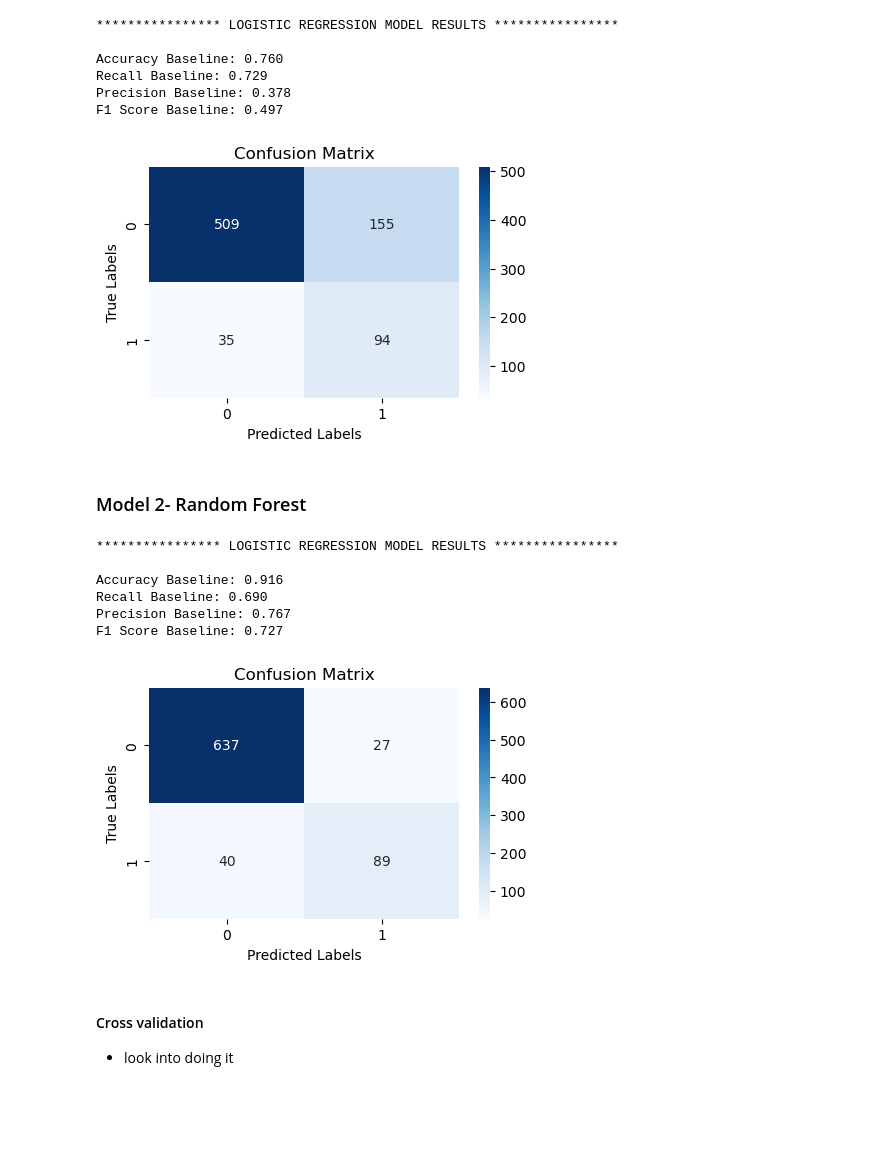
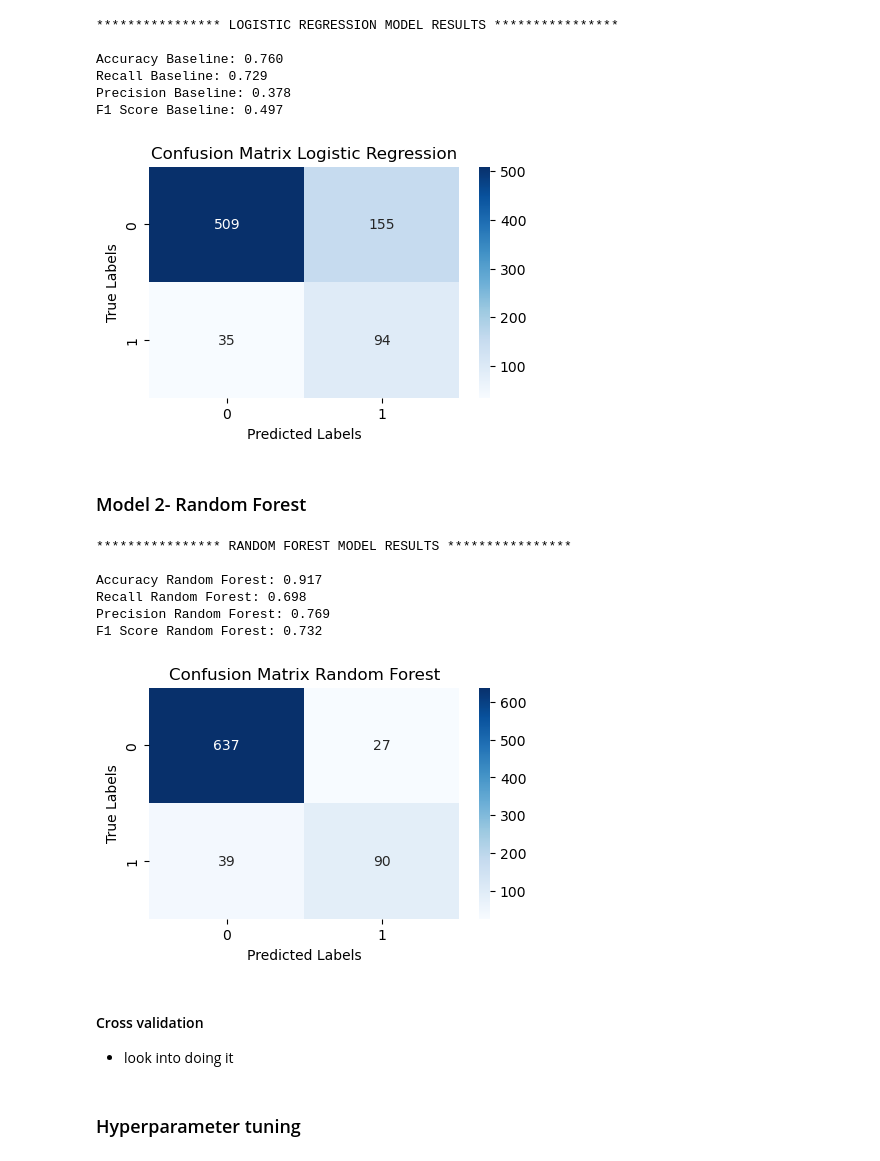
Before and after one commit to billymwangi/telcom-churn-project, a Jupyter notebook: index.ipynb, the cells around one changed output. Cells and saved outputs as stored; diff of their text form; code cells hidden in the pictures; blank space fills up the shorter version.

Commit message:
Modelling

```diff
--- a/index.ipynb
+++ b/index.ipynb
@@ -530,12 +522,12 @@ F1 Score Baseline: 0.497
 # %%
 cm_lr = confusion_matrix(y_test, y_pred)
 f, ax= plt.subplots(1,1,figsize=(5,3))
 sns.heatmap(cm_lr, annot=True, cmap='Blues', fmt='g', ax=ax)
-ax.set_xlabel('Predicted Labels'); ax.set_ylabel('True Labels') ; ax.set_title('Confusion Matrix')
+ax.set_xlabel('Predicted Labels'); ax.set_ylabel('True Labels') ; ax.set_title('Confusion Matrix - Logistic Regression')
 ax.xaxis.set_ticklabels(['0', '1']) ; ax.yaxis.set_ticklabels(['0', '1'])
 plt.show()
 # %% [output]
-[figure, old version]
+[figure, new version]
 # %% [markdown]
 ### Model 2- Random Forest
 # %%
@@ -548,30 +540,32 @@ rf_recall = recall_score(y_test, y_pred_rf)
 rf_precision = precision_score(y_test, y_pred_rf)
 rf_f1 = f1_score(y_test, y_pred_rf)
 
-print("**************** LOGISTIC REGRESSION MODEL RESULTS **************** ")
+print("**************** RANDOM FOREST MODEL RESULTS **************** ")
 print(f"""
-Accuracy Baseline: {rf_accuracy:1.3f}
-Recall Baseline: {rf_recall:1.3f}
-Precision Baseline: {rf_precision:1.3f}
-F1 Score Baseline: {rf_f1:1.3f}
+Accuracy Random Forest: {rf_accuracy:1.3f}
+Recall Random Forest: {rf_recall:1.3f}
+Precision Random Forest: {rf_precision:1.3f}
+F1 Score Random Forest: {rf_f1:1.3f}
 """)
 # %% [output]
-**************** LOGISTIC REGRESSION MODEL RESULTS ****************
+**************** RANDOM FOREST MODEL RESULTS ****************
 
-Accuracy Baseline: 0.916
-Recall Baseline: 0.690
-Precision Baseline: 0.767
-F1 Score Baseline: 0.727
+Accuracy Random Forest: 0.917
+Recall Random Forest: 0.698
+Precision Random Forest: 0.769
+F1 Score Random Forest: 0.732
 # %%
 cm_rf = confusion_matrix(y_test, y_pred_rf)
 f, ax= plt.subplots(1,1,figsize=(5,3))
 sns.heatmap(cm_rf, annot=True, cmap='Blues', fmt='g', ax=ax)
-ax.set_xlabel('Predicted Labels'); ax.set_ylabel('True Labels') ; ax.set_title('Confusion Matrix')
+ax.set_xlabel('Predicted Labels'); ax.set_ylabel('True Labels') ; ax.set_title('Confusion Matrix - Random Forest')
 ax.xaxis.set_ticklabels(['0', '1']) ; ax.yaxis.set_ticklabels(['0', '1'])
 plt.show()
 # %% [output]
-[figure, old version]
+[figure, new version]
 # %% [markdown]
 #### Cross validation
 
 - look into doing it
+# %% [markdown]
+### Hyperparameter tuning
```
Also changed, not shown: parts of 11 cells of this notebook.
